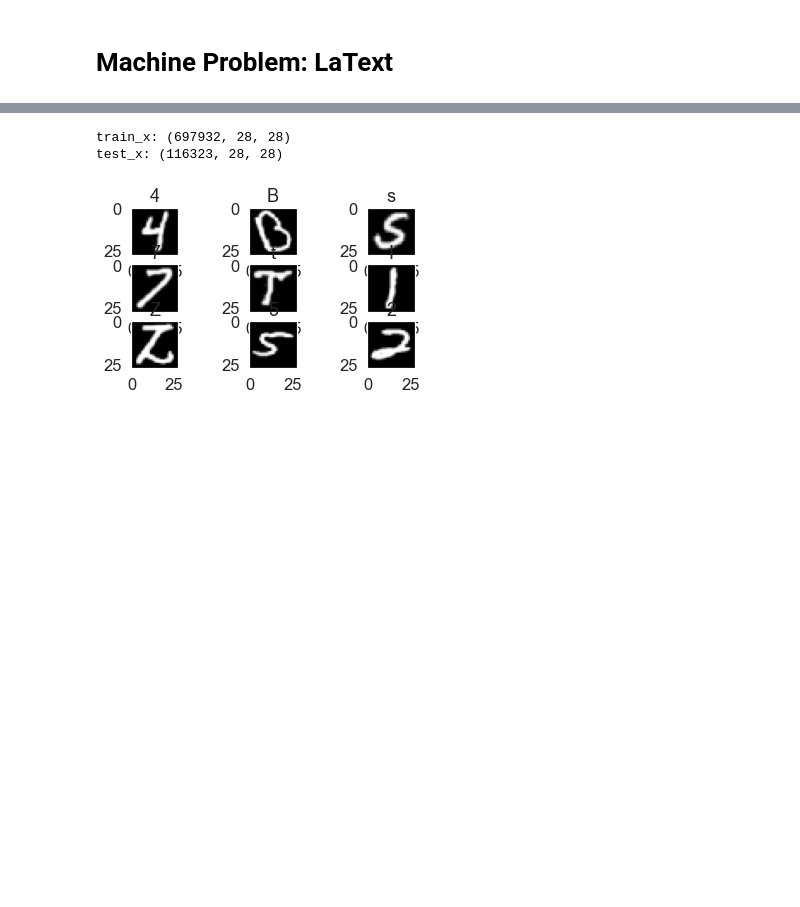
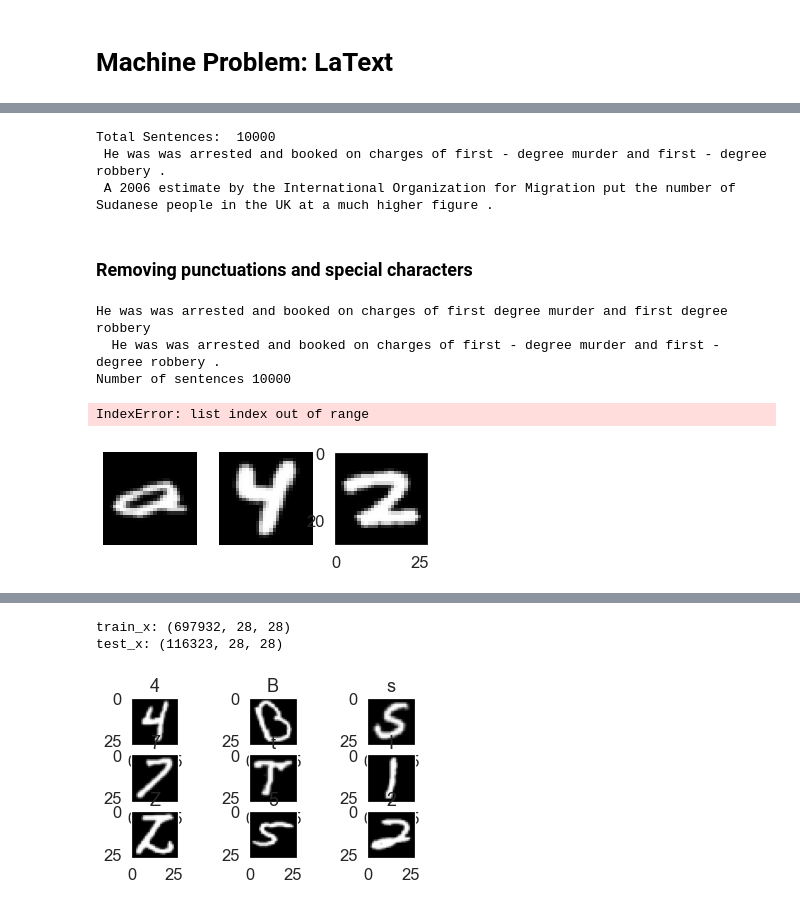
Before and after one commit to Koniiro/Latext_180_MP, a Jupyter notebook: MP - LaText_Amador_Bacani_Dela Calzada_Gonzales.ipynb, the cells around one changed output, grey strips where cells are left out. Drawn from its saved outputs; the diff is of its cells as text; code cells hidden in the pictures; blank space fills up the shorter version.

```diff
--- a/MP - LaText_Amador_Bacani_Dela Calzada_Gonzales.ipynb
+++ b/MP - LaText_Amador_Bacani_Dela Calzada_Gonzales.ipynb
@@ -83,0 +108,74 @@ AttributeError: 'numpy.ndarray' object has no attribute 'nunique'
+# %%
+# Gather EMNIST/bymerge dataset
+train_ds, validation_ds = tfds.load(
+    "emnist/byclass",
+    split=["train[:85%]", "train[85%:]"],
+    as_supervised=True
+)
+# %%
+raw_sentences = []  # empty list to store sentences
+with open("wiki-split/test.tsv", "r", encoding="utf8") as f:
+    reader = csv.reader(f, delimiter='\t')  # read a tsv file
+    for row in tqdm(reader):
+        raw_sentences.extend(row[1].split("<::::>"))
+print("Total Sentences: ", len(raw_sentences))
+
+# Some samples
+print(raw_sentences[99], '\n', raw_sentences[100])
+# %% [output]
+Total Sentences:  10000
+ He was was arrested and booked on charges of first - degree murder and first - degree robbery .
+ A 2006 estimate by the International Organization for Migration put the number of Sudanese people in the UK at a much higher figure .
+# %% [markdown]
+### Removing punctuations and special characters
+# %%
+# Due to the emnist dataset not having punctuations or special characters,
+# we must remove this characters from the sample sentences
+import re
+
+sentences = []
+table = str.maketrans({key: None for key in string.punctuation})  # translation table
+
+for sentence in raw_sentences:
+    # remove punctuation and non-ascii characters
+    clean_sentence = re.sub('  +', ' ', sentence.translate(table)).\
+                        encode("ascii", 'ignore').decode()
+    sentences.append(clean_sentence.strip())  # add to clean sentences
+
+print(sentences[99], '\n', raw_sentences[99])  # to verify
+print('Number of sentences', len(sentences))
+# %% [output]
+He was was arrested and booked on charges of first degree murder and first degree robbery
+  He was was arrested and booked on charges of first - degree murder and first - degree robbery .
+Number of sentences 10000
+# %%
+AUTO = tf.data.experimental.AUTOTUNE
+BATCH_SIZE = 256
+
+## We are transposing to rotate the image by 90 deg clockwise making the images human friendly.
+def transpose(image, label):
+  image = tf.image.convert_image_dtype(image, dtype=tf.float32) # scale image pixels to [0,1]
+  image = tf.transpose(image, [1,0,2]) # transpose to get human friendly image, since rotation
+  return image, label
+
+trainloader = (
+    train_ds
+    .shuffle(1024)
+    .map(transpose, num_parallel_calls=AUTO)
+    .prefetch(AUTO)
+)
+# %%
+plt.figure(figsize=(10, 10))
+n = 0
+#print(int(label.numpy()))
+for img, label in trainloader.take(25):
+    ax = plt.subplot(5, 5, n+1)
+    plt.imshow(tf.reshape(img, (28,28)), cmap='gray')
+    plt.title=mappMAPPINGS[int(label.numpy())]
+    #print(int(label.numpy()))
+
+    plt.axis('off')
+    n+=1
+# %% [output]
+IndexError: list index out of range
+[figure, added]
```
Also changed, not shown: parts of 10 cells of this notebook, 43 other files.
